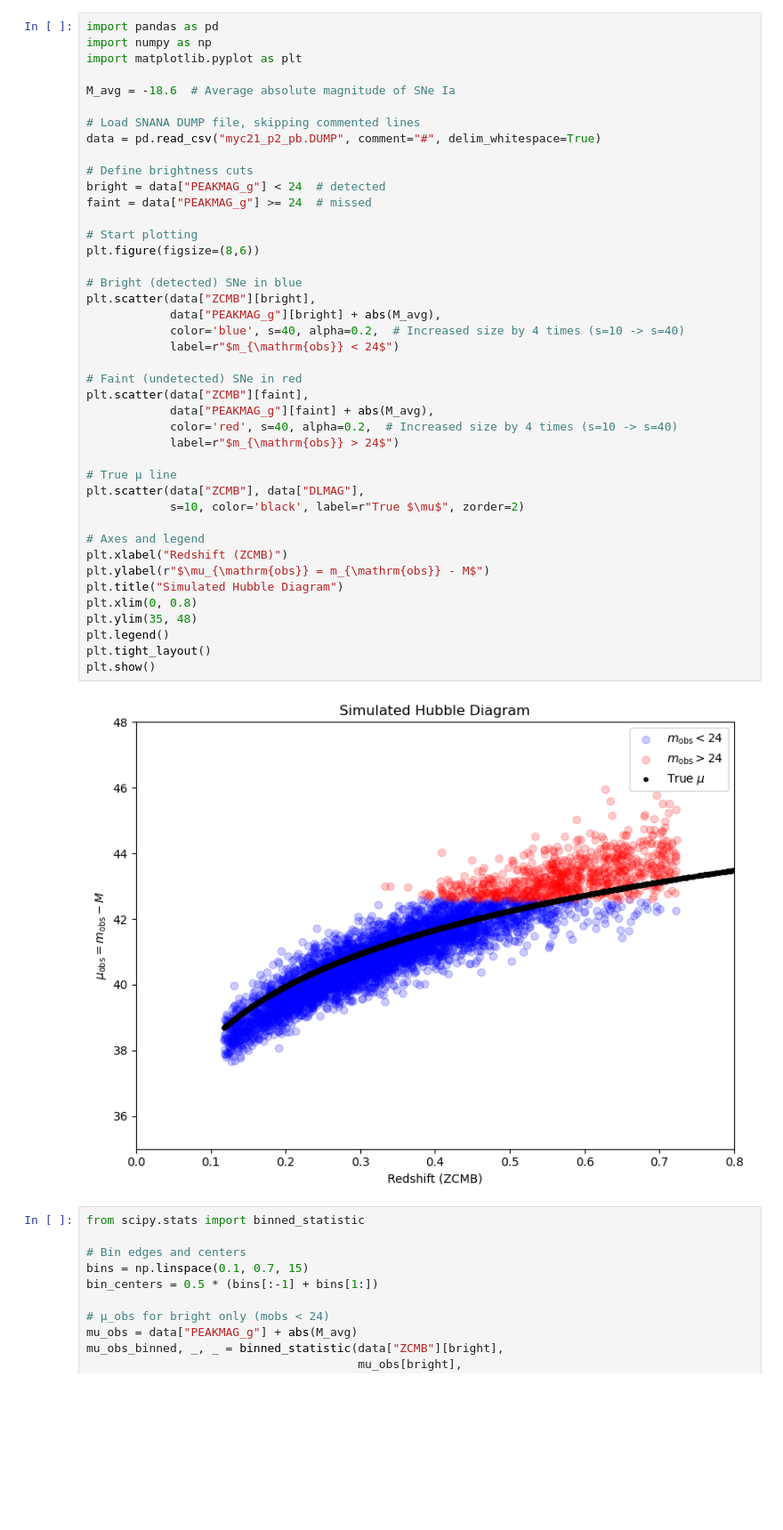
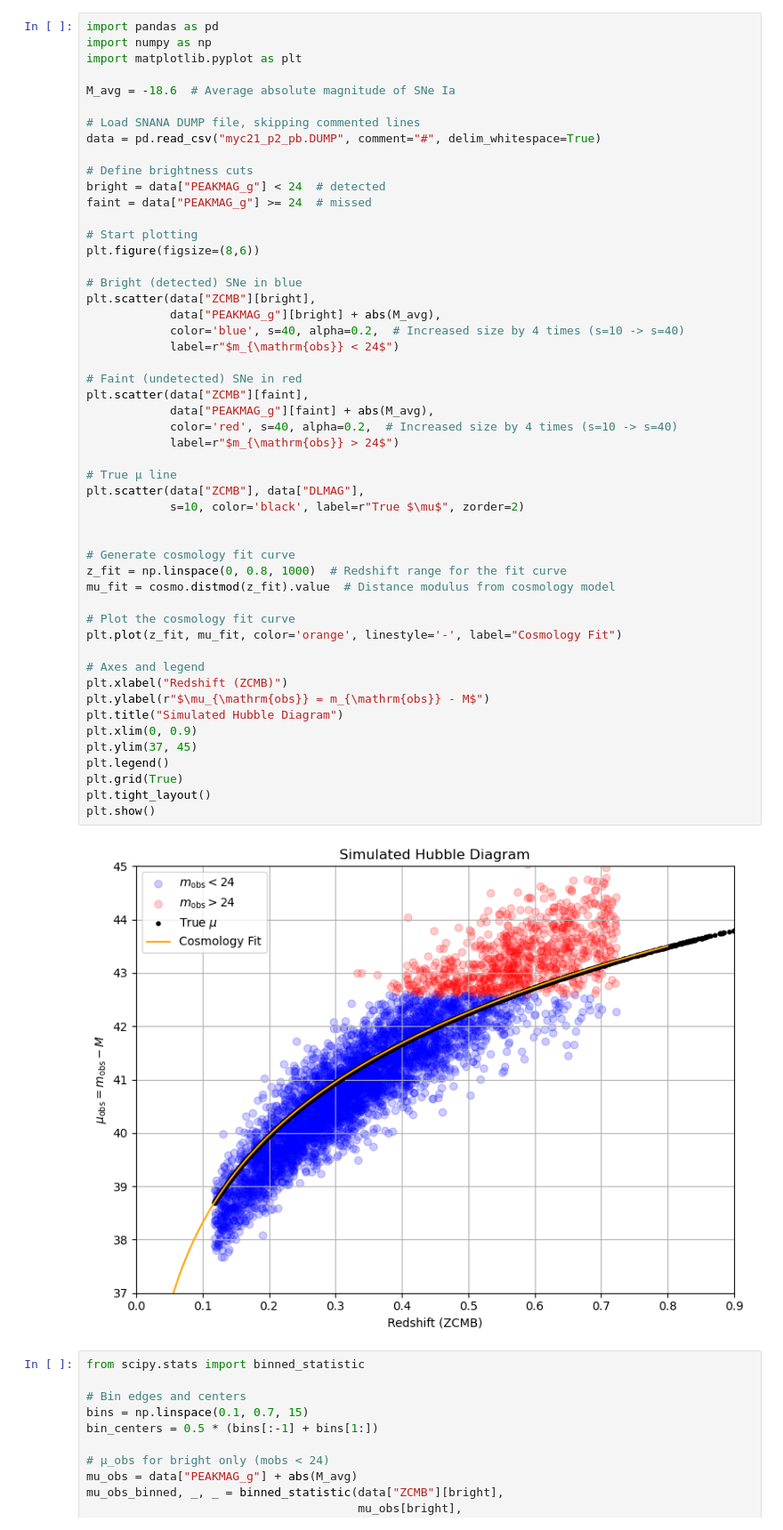
Before and after one commit to chernya4/SNANA_tutorial, a Jupyter notebook: Problem 2.ipynb, the cells around one changed output. Shown at 89% size. Saved outputs shown, nothing was run; the diff lists cells and outputs as text; blank space fills up the shorter version.

```diff
--- a/Problem 2.ipynb
+++ b/Problem 2.ipynb
@@ -45,36 +45,45 @@ data = pd.read_csv("myc21_p2_pb.DUMP", comment="#", delim_whitespace=True)
 bright = data["PEAKMAG_g"] < 24  # detected
 faint = data["PEAKMAG_g"] >= 24  # missed
 
 # Start plotting
 plt.figure(figsize=(8,6))
 
 # Bright (detected) SNe in blue
 plt.scatter(data["ZCMB"][bright],
             data["PEAKMAG_g"][bright] + abs(M_avg),
             color='blue', s=40, alpha=0.2,  # Increased size by 4 times (s=10 -> s=40)
             label=r"$m_{\mathrm{obs}} < 24$")
 
 # Faint (undetected) SNe in red
 plt.scatter(data["ZCMB"][faint],
             data["PEAKMAG_g"][faint] + abs(M_avg),
             color='red', s=40, alpha=0.2,  # Increased size by 4 times (s=10 -> s=40)
             label=r"$m_{\mathrm{obs}} > 24$")
 
 # True μ line
 plt.scatter(data["ZCMB"], data["DLMAG"],
             s=10, color='black', label=r"True $\mu$", zorder=2)
 
+
+# Generate cosmology fit curve
+z_fit = np.linspace(0, 0.8, 1000)  # Redshift range for the fit curve
+mu_fit = cosmo.distmod(z_fit).value  # Distance modulus from cosmology model
+
+# Plot the cosmology fit curve
+plt.plot(z_fit, mu_fit, color='orange', linestyle='-', label="Cosmology Fit")
+
 # Axes and legend
 plt.xlabel("Redshift (ZCMB)")
 plt.ylabel(r"$\mu_{\mathrm{obs}} = m_{\mathrm{obs}} - M$")
 plt.title("Simulated Hubble Diagram")
-plt.xlim(0, 0.8)
-plt.ylim(35, 48)
+plt.xlim(0, 0.9)
+plt.ylim(37, 45)
 plt.legend()
+plt.grid(True)
 plt.tight_layout()
 plt.show()
 # %% [output]
-[figure, old version]
+[figure, new version]
 # %%
 from scipy.stats import binned_statistic
 
```
Also changed, not shown: 4 other files.
